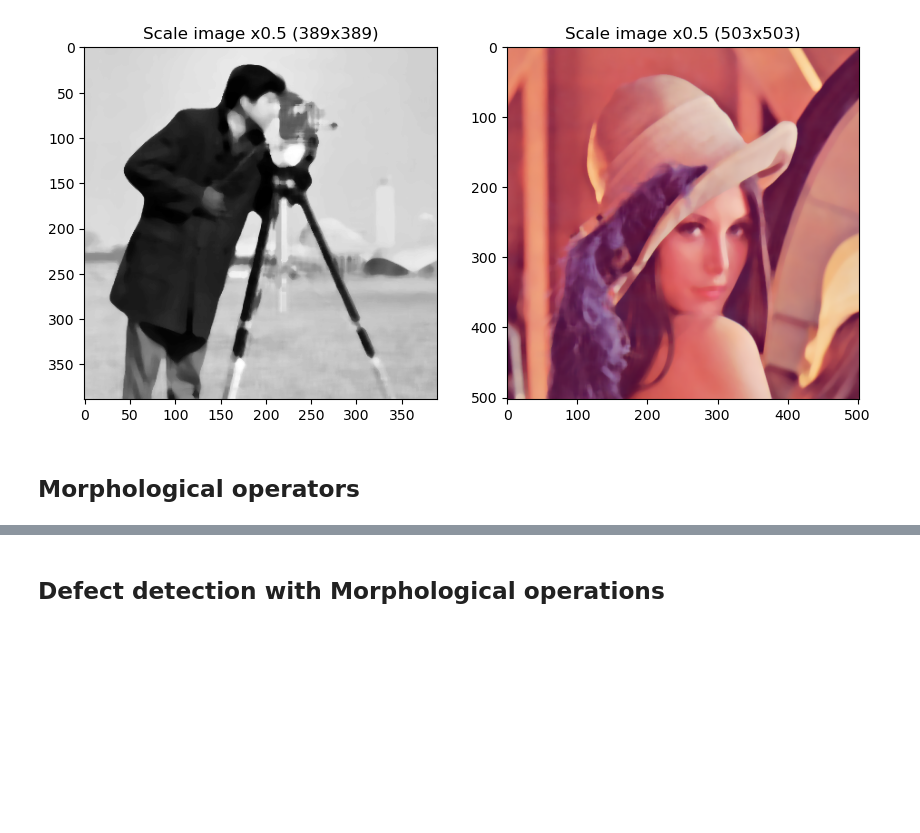
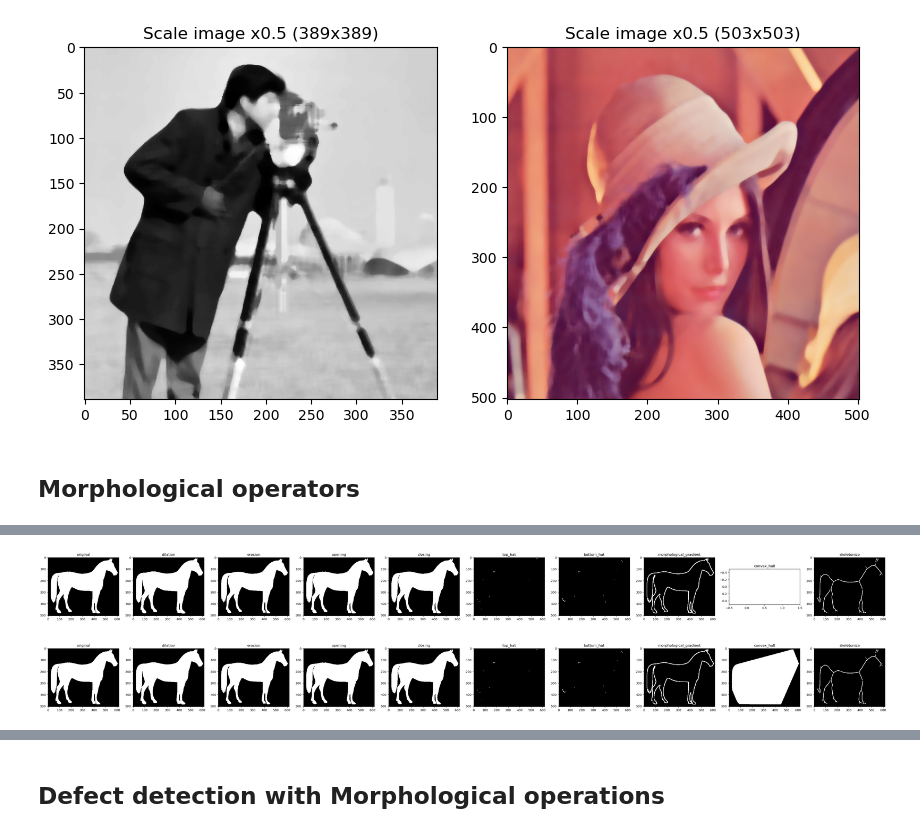
Before and after one commit to Pikurrot/cv-problems-uab, a Jupyter notebook: Lab 2/Practicum_Fundamentals_CV_Students_Lab2.ipynb, the cells around one changed output, grey strips where cells are left out. Drawn from its saved outputs; the diff is of its cells as text; code cells hidden in the pictures; blank space fills up the shorter version.

```diff
--- a/Lab 2/Practicum_Fundamentals_CV_Students_Lab2.ipynb
+++ b/Lab 2/Practicum_Fundamentals_CV_Students_Lab2.ipynb
@@ -229,0 +437,67 @@ def skeletonize(image):
+# %%
+image = cv2.imread('images/horse_binary.png', cv2.IMREAD_GRAYSCALE)
+image.dtype = np.uint8
+# image = PACMAN_1
+structuring_element = np.zeros((5, 5), np.uint8)
+structuring_element[1:-1, 1:-1] = 1
+
+def original(image, structuring_element):
+	return image
+
+cv2_opening = lambda image, structuring_element: cv2.morphologyEx(image, cv2.MORPH_OPEN, structuring_element)
+cv2_closing = lambda image, structuring_element: cv2.morphologyEx(image, cv2.MORPH_CLOSE, structuring_element)
+cv2_top_hat = lambda image, structuring_element: cv2.morphologyEx(image, cv2.MORPH_TOPHAT, structuring_element)
+cv2_bottom_hat = lambda image, structuring_element: cv2.morphologyEx(image, cv2.MORPH_BLACKHAT, structuring_element)
+cv2_morphological_gradient = lambda image, structuring_element: cv2.morphologyEx(image, cv2.MORPH_GRADIENT, structuring_element)
+def cv2_convex_hull(image):
+	_, thresh = cv2.threshold(image, 127, 255, cv2.THRESH_BINARY)
+	contours, _ = cv2.findContours(thresh, cv2.RETR_TREE, cv2.CHAIN_APPROX_SIMPLE)
+	hull_image = np.zeros_like(image)
+	if len(contours) == 0:
+		return hull_image
+	largest_contour = max(contours, key=cv2.contourArea)
+	hull = cv2.convexHull(largest_contour)
+	cv2.drawContours(hull_image, [hull], 0, 255, -1)
+	return hull_image
+
+def cv2_skeletonize(image):
+	size = np.size(image)
+	skel = np.zeros(image.shape, np.uint8)
+	_, image = cv2.threshold(image, 127, 255, 0)
+	element = cv2.getStructuringElement(cv2.MORPH_CROSS, (3, 3))
+	done = False
+	while not done:
+		eroded = cv2.erode(image, element)
+		temp = cv2.dilate(eroded, element)
+		temp = cv2.subtract(image, temp)
+		skel = cv2.bitwise_or(skel, temp)
+		image = eroded.copy()
+		zeros = size - cv2.countNonZero(image)
+		if zeros == size:
+			done = True
+	return skel
+
+func_names = ['original', 'dilation', 'erosion', 'opening', 'closing', 'top_hat', 'bottom_hat', 'morphological_gradient', 'convex_hull', 'skeletonize']
+our_functions = [original, dilation, erosion, opening, closing, top_hat, bottom_hat, morphological_gradient, convex_hull, skeletonize]
+cv2_functions = [original, cv2.dilate, cv2.erode, cv2_opening, cv2_closing, cv2_top_hat, cv2_bottom_hat, cv2_morphological_gradient, cv2_convex_hull, cv2_skeletonize]
+
+fig, ax = plt.subplots(2, len(our_functions), figsize=(5*len(our_functions), 10))
+
+for i, (func, name) in enumerate(zip(our_functions, func_names)):
+	if name not in ('convex_hull', 'skeletonize'):
+		result = func(image, structuring_element)
+	else:
+		result = func(image)
+	ax[0, i].imshow(result, cmap='gray', vmin=0, vmax=1)
+	ax[0, i].set_title(name)
+for i, (func, name) in enumerate(zip(cv2_functions, func_names)):
+	if name not in ('convex_hull', 'skeletonize'):
+		result = func(image, structuring_element)
+	else:
+		result = func(image)
+	ax[1, i].imshow(result, cmap='gray', vmin=0, vmax=1)
+	ax[1, i].set_title(name)
+
+plt.show()
+# %% [output]
+[figure, added]
```
Also changed, not shown: parts of 9 cells of this notebook.
